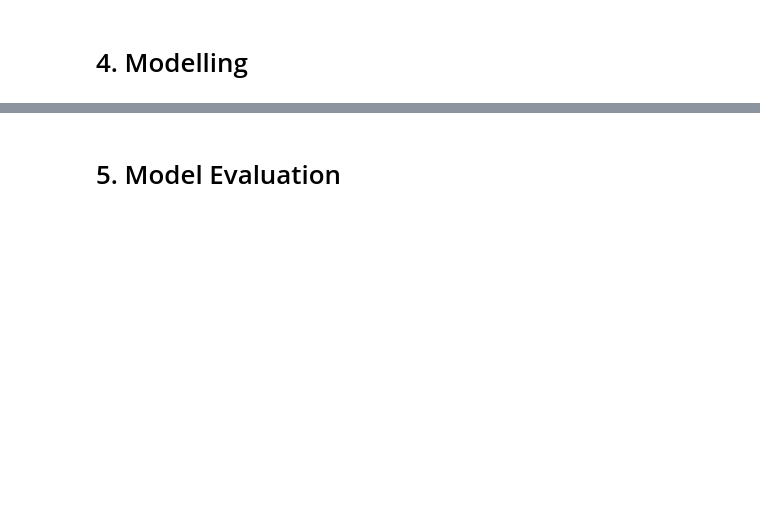
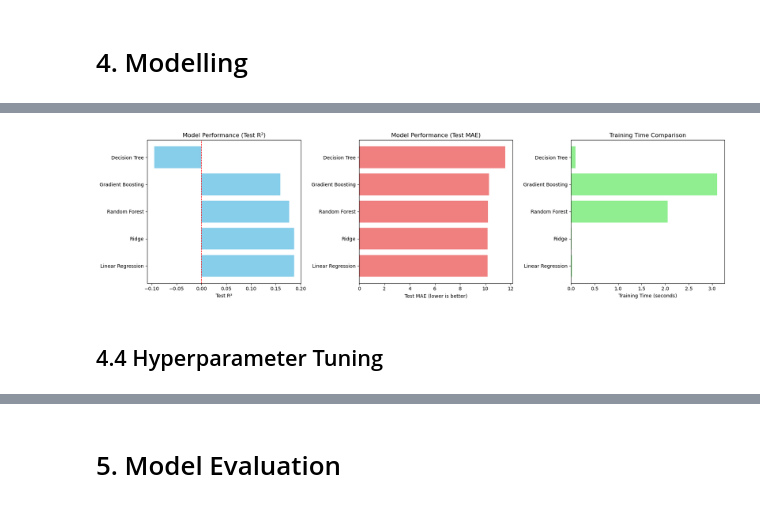
Before and after one commit to Yixuan003/mldp_project, a Jupyter notebook: MLDP Program Codes part2.ipynb, the cells around one changed output, grey strips where cells are left out. Drawn from its saved outputs; the diff is of its cells as text; code cells hidden in the pictures; blank space fills up the shorter version.

Commit message:
Updated Section 4 & 5
Simple draft of Section 4 (Modelling) and section 5 (model prediction)

```diff
--- a/MLDP Program Codes part2.ipynb
+++ b/MLDP Program Codes part2.ipynb
@@ -370,0 +510,11 @@ KeyboardInterrupt:
+# %%
+## Import model libraries
+from sklearn.linear_model import LinearRegression, Ridge, Lasso
+from sklearn.tree import DecisionTreeRegressor
+from sklearn.ensemble import RandomForestRegressor, GradientBoostingRegressor
+from sklearn.svm import SVR
+
+# Store results
+model_results = {}
+
+print("Libraries imported successfully!")
@@ -370,0 +737,26 @@ KeyboardInterrupt:
+# %%
+## Visualize model comparison
+fig, axes = plt.subplots(1, 3, figsize=(18, 5))
+
+# 1. Test R² comparison
+axes[0].barh(comparison_df['Model'], comparison_df['Test R²'], color='skyblue')
+axes[0].set_xlabel('Test R²')
+axes[0].set_title('Model Performance (Test R²)')
+axes[0].axvline(x=0, color='red', linestyle='--', linewidth=1)
+
+# 2. Test MAE comparison
+axes[1].barh(comparison_df['Model'], comparison_df['Test MAE'], color='lightcoral')
+axes[1].set_xlabel('Test MAE (lower is better)')
+axes[1].set_title('Model Performance (Test MAE)')
+
+# 3. Training time comparison
+axes[2].barh(comparison_df['Model'], comparison_df['Training Time (s)'], color='lightgreen')
+axes[2].set_xlabel('Training Time (seconds)')
+axes[2].set_title('Training Time Comparison')
+
+plt.tight_layout()
+plt.show()
+# %% [output]
+[figure, added]
+# %% [markdown]
+## 4.4 Hyperparameter Tuning
```
Also changed, not shown: parts of 41 cells of this notebook.
